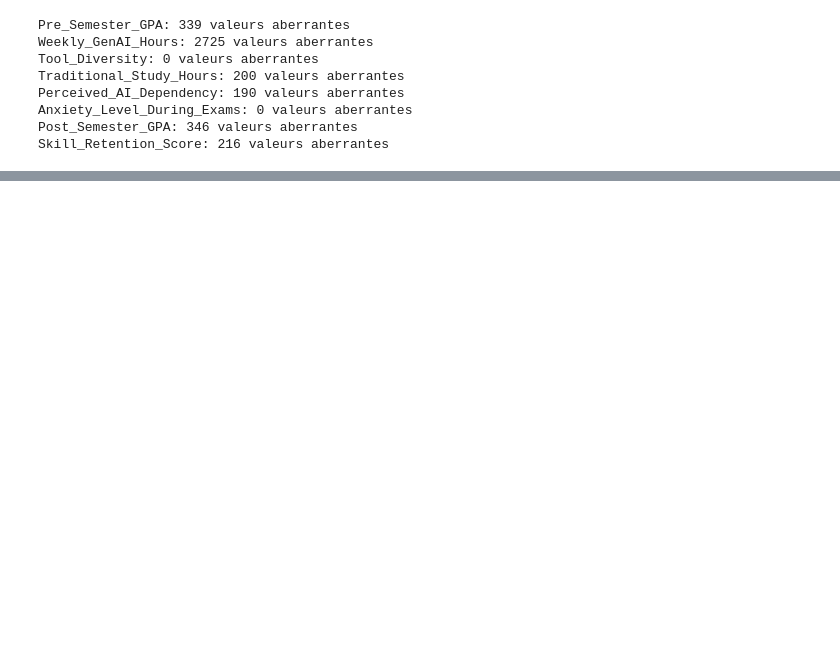
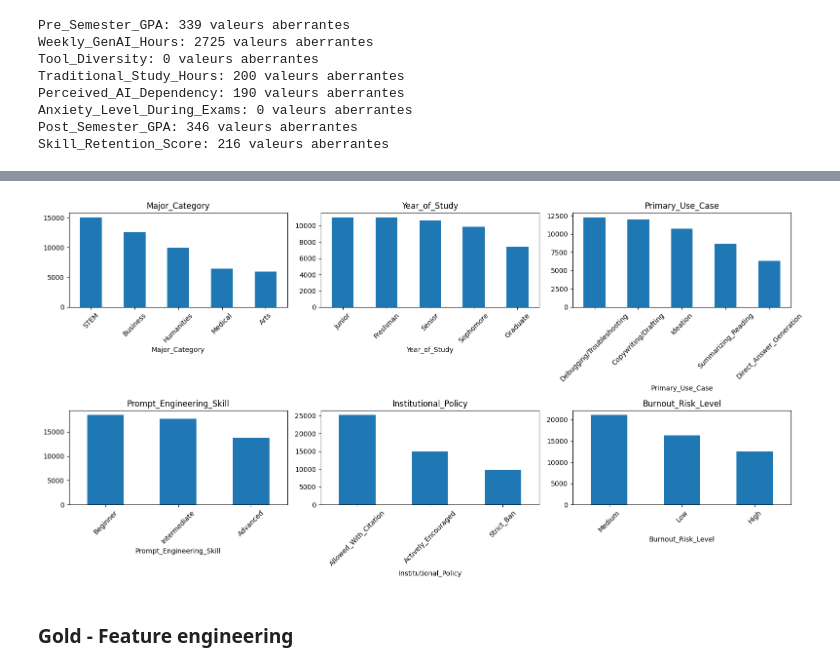
Before and after one commit to AbdelkrimAKKAL/Hadoop_Projet, a Jupyter notebook: main.ipynb, the cells around one changed output, grey strips where cells are left out. Cells and saved outputs as stored; diff of their text form; code cells hidden in the pictures; blank space fills up the shorter version.

Commit message:
bronze silver gold

```diff
--- a/main.ipynb
+++ b/main.ipynb
@@ -194,0 +190,11 @@ df_spark.withColumn("Total_Weekly_Hours", F.col("Weekly_GenAI_Hours") + F.col("T
+# %%
+# Repartition des variables categorielles
+fig, axes = plt.subplots(2, 3, figsize=(16, 8))
+for ax, c in zip(axes.flat, categorical_cols):
+    df[c].value_counts().plot(kind="bar", ax=ax)
+    ax.set_title(c)
+    ax.tick_params(axis="x", rotation=45)
+plt.tight_layout()
+plt.show()
+# %% [output]
+[figure, added]
@@ -194,0 +204,2 @@ df_spark.withColumn("Total_Weekly_Hours", F.col("Weekly_GenAI_Hours") + F.col("T
+# %% [markdown]
+### Gold - Feature engineering
```
Also changed, not shown: parts of 33 cells of this notebook, 4 other files.
